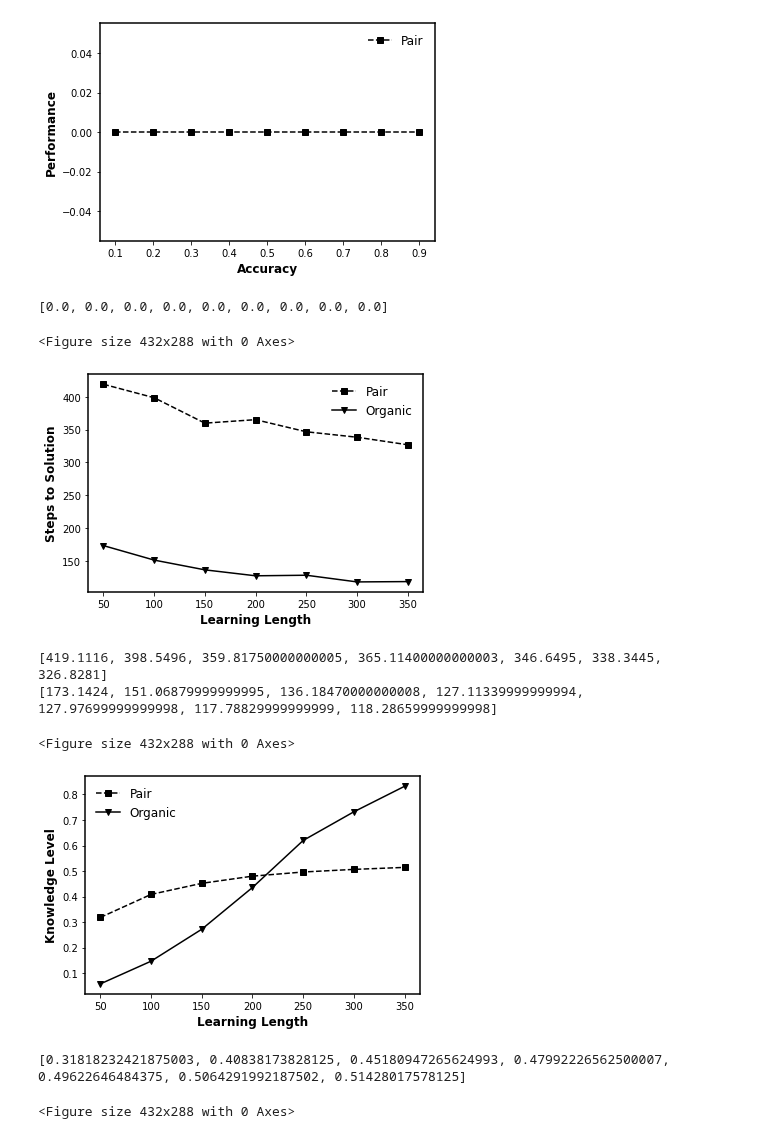
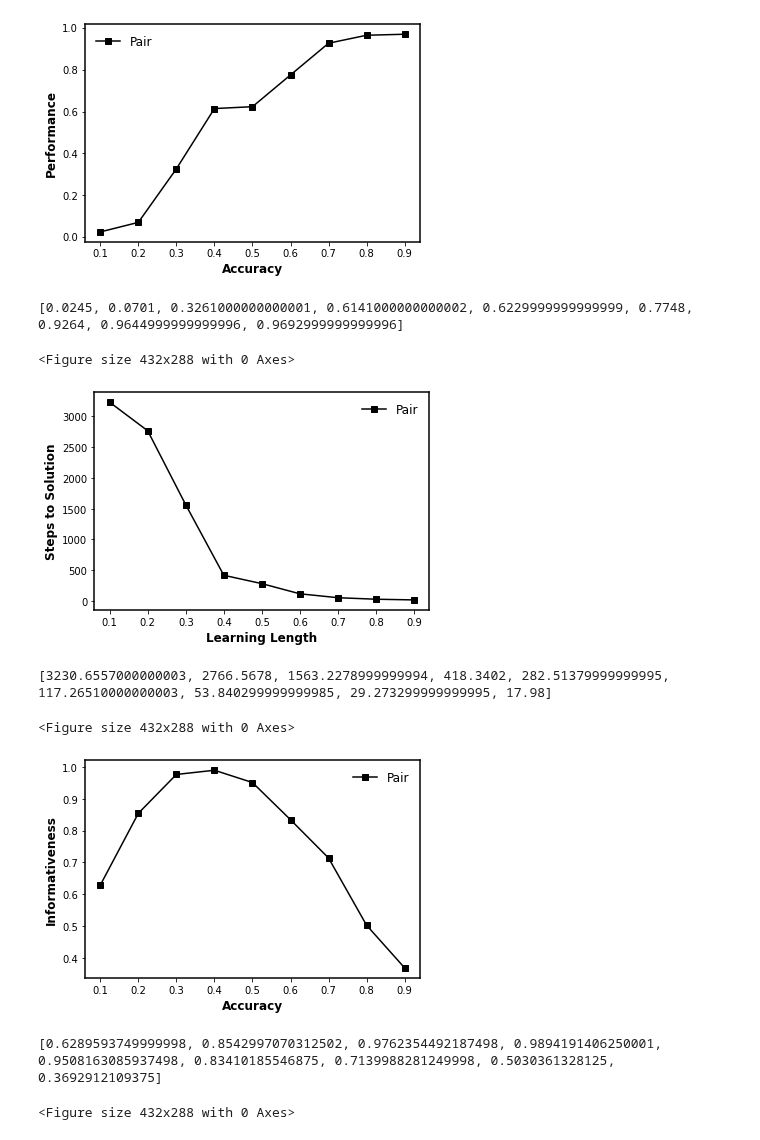
Before and after one commit to GrandJune/HAI, a Jupyter notebook: Accuracy/Results.ipynb, the cells around one changed output. Drawn from its saved outputs; the diff is of its cells as text; code cells hidden in the pictures.

Commit message:
Initialize: Figure 1-performance across learning length
Figure 2-Informed across distance from low peaks

```diff
--- a/Accuracy/Results.ipynb
+++ b/Accuracy/Results.ipynb
@@ -10,6 +10,7 @@ data_folder = r"E:\data\hai-0520\three_2\Accuracy"
 pair_performance_file = data_folder + r"\pair_performance_across_accuracy"
 pair_knowledge_file = data_folder + r"\pair_knowledge_across_accuracy"
 pair_steps_file = data_folder + r"\pair_steps_across_accuracy"
+pair_knowledge_quality_file = data_folder + r"\pair_knowledge_quality_across_accuracy"
 
 # with open(organic_performance_file, 'rb') as infile:
 #     organic_performance_across_episodes = pickle.load(infile)
@@ -18,85 +19,82 @@ pair_steps_file = data_folder + r"\pair_steps_across_accuracy"
 # with open(organic_steps_file, 'rb') as infile:
 #     organic_steps_across_episodes = pickle.load(infile)
 with open(pair_performance_file, 'rb') as infile:
     pair_performance_across_episodes = pickle.load(infile)
 with open(pair_knowledge_file, 'rb') as infile:
     pair_knowledge_across_episodes = pickle.load(infile)
 with open(pair_steps_file, 'rb') as infile:
     pair_steps_across_episodes = pickle.load(infile)
+with open(pair_knowledge_quality_file, 'rb') as infile:
+    pair_knowledge_quality = pickle.load(infile)
 
 # Performance
 x = [0.1, 0.2, 0.3, 0.4, 0.5, 0.6, 0.7, 0.8, 0.9]
 # x = [50, 100, 150]
 fig, ax = plt.subplots()
 ax.spines["left"].set_linewidth(1.5)
 ax.spines["right"].set_linewidth(1.5)
 ax.spines["top"].set_linewidth(1.5)
 ax.spines["bottom"].set_linewidth(1.5)
-plt.plot(x, pair_performance_across_episodes, "k--s", label="Pair")
+plt.plot(x, pair_performance_across_episodes, "k-s", label="Pair")
 # plt.plot(x, organic_performance_across_episodes, "k-v", label="Organic")
 plt.xlabel('Accuracy', fontweight='bold', fontsize=12)
 plt.ylabel('Performance', fontweight='bold', fontsize=12)
 # plt.xticks(x)
 # ax.set_ylim(0.50, 0.95)
 plt.legend(frameon=False, ncol=1, fontsize=12)
-plt.savefig(data_folder + r"\Pair_Organic_performance.png", transparent=True, dpi=300)
+plt.savefig(data_folder + r"\Performance_across_accuracy.png", transparent=True, dpi=300)
 plt.show()
 plt.clf()
 print(pair_performance_across_episodes)
 # print(organic_performance_across_episodes)
 # should be start with 0.73 (organic) and 0.82 (pair)
 # at the third sample, should be as close as to 1% difference
 # %% [output]
-[figure, old version]
+[figure, new version]
-[0.0, 0.0, 0.0, 0.0, 0.0, 0.0, 0.0, 0.0, 0.0]
+[0.0245, 0.0701, 0.3261000000000001, 0.6141000000000002, 0.6229999999999999, 0.7748, 0.9264, 0.9644999999999996, 0.9692999999999996]
 <Figure size 432x288 with 0 Axes>
 # %%
-# Performance
-x =  [50, 100, 150, 200, 250, 300, 350]
-# x = [50, 100, 150]
+# Steps
 fig, ax = plt.subplots()
 ax.spines["left"].set_linewidth(1.5)
 ax.spines["right"].set_linewidth(1.5)
 ax.spines["top"].set_linewidth(1.5)
 ax.spines["bottom"].set_linewidth(1.5)
-plt.plot(x, pair_steps_across_episodes, "k--s", label="Pair")
-plt.plot(x, organic_steps_across_episodes, "k-v", label="Organic")
+plt.plot(x, pair_steps_across_episodes, "k-s", label="Pair")
+# plt.plot(x, organic_steps_across_episodes, "k-v", label="Organic")
 plt.xlabel('Learning Length', fontweight='bold', fontsize=12)
 plt.ylabel('Steps to Solution', fontweight='bold', fontsize=12)
 # plt.xticks(x)
 # ax.set_ylim(0.50, 0.95)
 plt.legend(frameon=False, ncol=1, fontsize=12)
-plt.savefig(data_folder + r"\Steps_across_episodes.png", transparent=True, dpi=300)
+plt.savefig(data_folder + r"\Steps_across_accuracy.png", transparent=True, dpi=300)
 plt.show()
 plt.clf()
 print(pair_steps_across_episodes)
-print(organic_steps_across_episodes)
+# print(organic_steps_across_episodes)
 # %% [output]
-[figure, old version]
+[figure, new version]
-[419.1116, 398.5496, 359.81750000000005, 365.11400000000003, 346.6495, 338.3445, 326.8281]
-[173.1424, 151.06879999999995, 136.18470000000008, 127.11339999999994, 127.97699999999998, 117.78829999999999, 118.28659999999998]
+[3230.6557000000003, 2766.5678, 1563.2278999999994, 418.3402, 282.51379999999995, 117.26510000000003, 53.840299999999985, 29.273299999999995, 17.98]
 <Figure size 432x288 with 0 Axes>
 # %%
-# Knowledge
-x = [50, 100, 150, 200, 250, 300, 350]
-# x = [50, 100, 150]
+# Knowledge I
 fig, ax = plt.subplots()
 ax.spines["left"].set_linewidth(1.5)
 ax.spines["right"].set_linewidth(1.5)
 ax.spines["top"].set_linewidth(1.5)
 ax.spines["bottom"].set_linewidth(1.5)
-plt.plot(x, pair_knowledge_across_episodes, "k--s", label="Pair")
-plt.plot(x, organic_knowledge_across_episodes, "k-v", label="Organic")
-plt.xlabel('Learning Length', fontweight='bold', fontsize=12)
-plt.ylabel('Knowledge Level', fontweight='bold', fontsize=12)
+plt.plot(x, pair_knowledge_across_episodes, "k-s", label="Pair")
+# plt.plot(x, organic_knowledge_across_episodes, "k-v", label="Organic")
+plt.xlabel('Accuracy', fontweight='bold', fontsize=12)
+plt.ylabel('Informativeness', fontweight='bold', fontsize=12)
 # plt.xticks(x)
 # ax.set_ylim(0.50, 0.95)
 plt.legend(frameon=False, ncol=1, fontsize=12)
-plt.savefig(data_folder + r"\Knowledge_across_episodes.png", transparent=True, dpi=300)
+plt.savefig(data_folder + r"\Knowledge_across_accuracy.png", transparent=True, dpi=300)
 plt.show()
 plt.clf()
 print(pair_knowledge_across_episodes)
 # %% [output]
-[figure, old version]
+[figure, new version]
-[0.31818232421875003, 0.40838173828125, 0.45180947265624993, 0.47992226562500007, 0.49622646484375, 0.5064291992187502, 0.51428017578125]
+[0.6289593749999998, 0.8542997070312502, 0.9762354492187498, 0.9894191406250001, 0.9508163085937498, 0.83410185546875, 0.7139988281249998, 0.5030361328125, 0.3692912109375]
 <Figure size 432x288 with 0 Axes>
```
Also changed, not shown: parts of 1 cell of this notebook, 2 other files.
